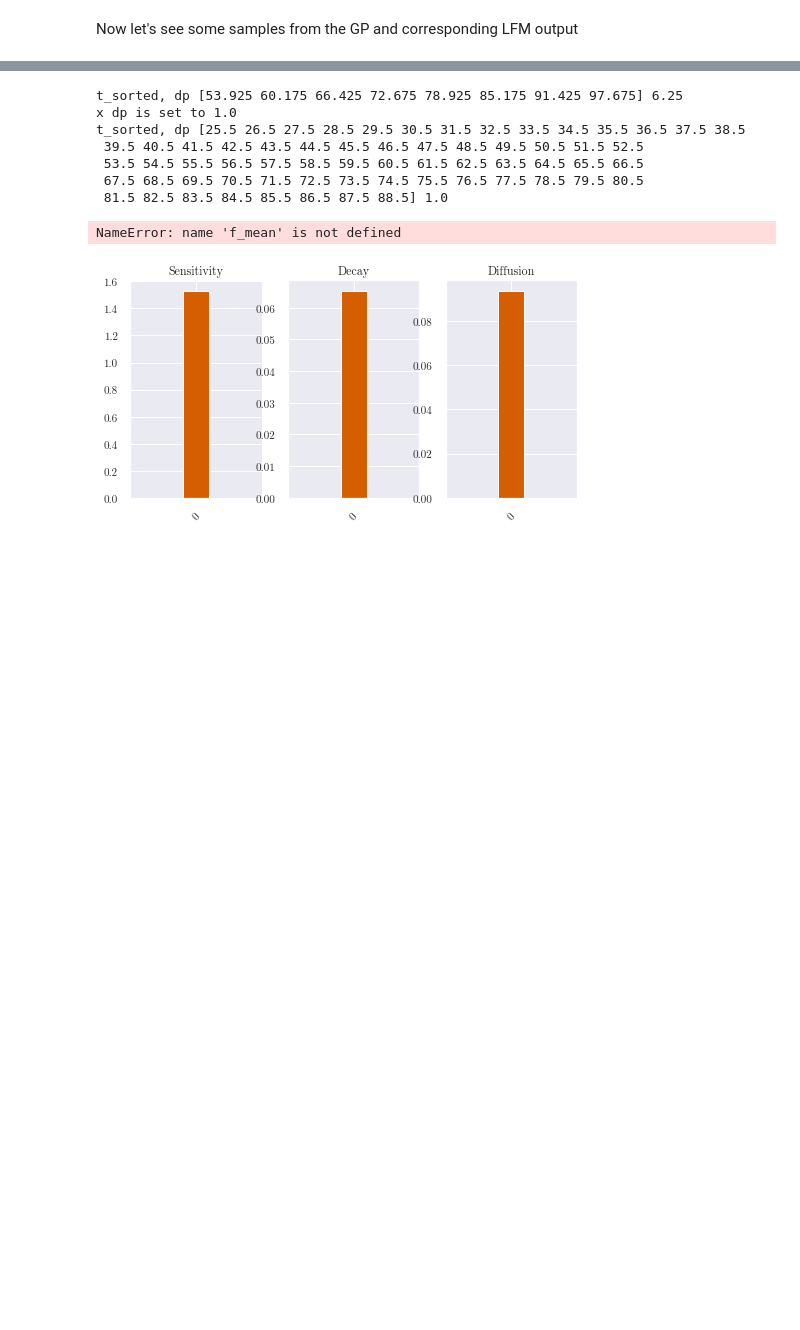
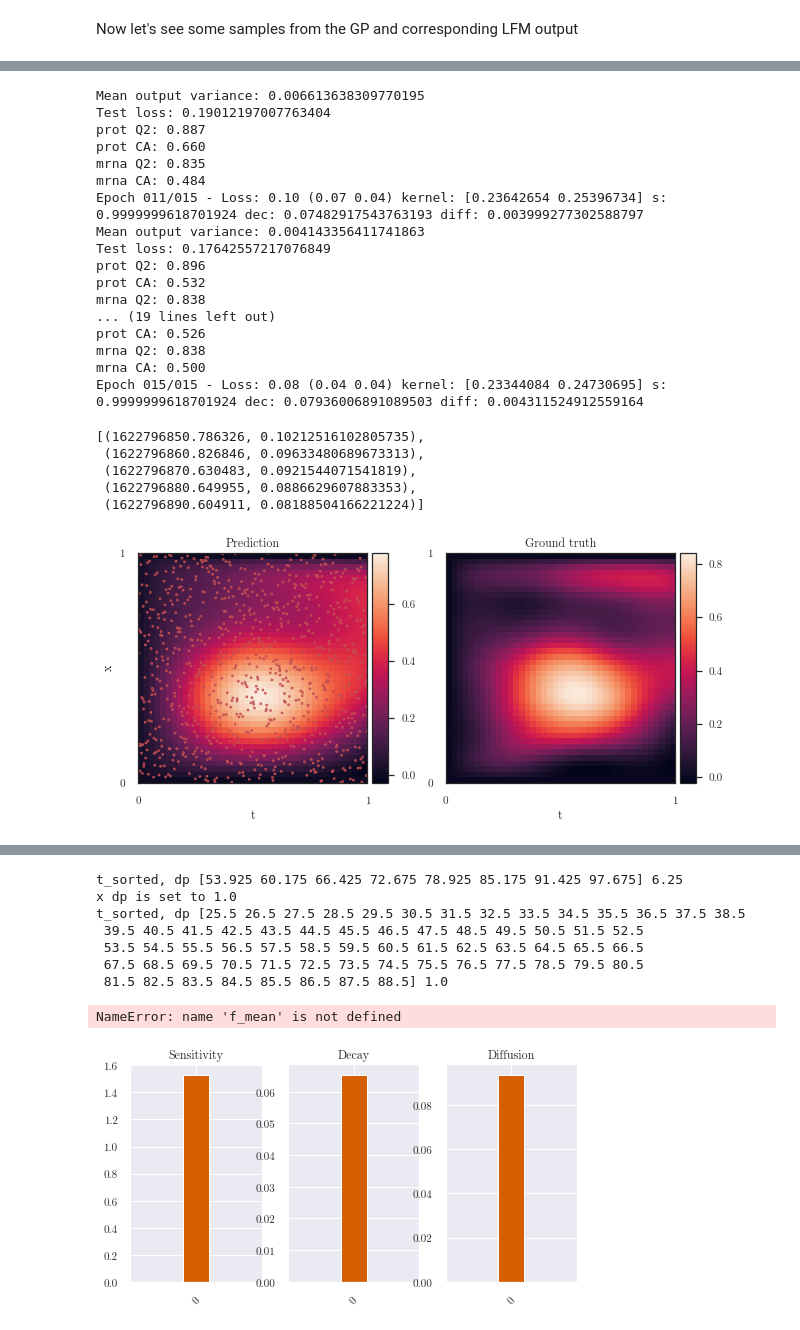
Before and after one commit to mossjacob/alfi, a Jupyter notebook: docs/notebooks/pde/pde.ipynb, the cells around one changed output, grey strips where cells are left out. Saved outputs shown, nothing was run; the diff lists cells and outputs as text; code cells hidden in the pictures; blank space fills up the shorter version.

```diff
--- a/docs/notebooks/pde/pde.ipynb
+++ b/docs/notebooks/pde/pde.ipynb
@@ -322,5 +329,29 @@ plt.plot(np.stack(times)[:, 1])
 # %%
 #print(hihi)
 
-trainer.train(2)
+trainer.train(5)
+# %% [output]
+Mean output variance: 0.006613638309770195
+Test loss: 0.19012197007763404
+prot Q2: 0.887
+prot CA: 0.660
+mrna Q2: 0.835
+mrna CA: 0.484
+Epoch 011/015 - Loss: 0.10 (0.07 0.04) kernel: [0.23642654 0.25396734] s: 0.9999999618701924 dec: 0.07482917543763193 diff: 0.003999277302588797
+Mean output variance: 0.004143356411741863
+Test loss: 0.17642557217076849
+prot Q2: 0.896
+prot CA: 0.532
+mrna Q2: 0.838
+... (19 lines left out)
+prot CA: 0.526
+mrna Q2: 0.838
+mrna CA: 0.500
+Epoch 015/015 - Loss: 0.08 (0.04 0.04) kernel: [0.23344084 0.24730695] s: 0.9999999618701924 dec: 0.07936006891089503 diff: 0.004311524912559164
+[(1622796850.786326, 0.10212516102805735),
+ (1622796860.826846, 0.09633480689673313),
+ (1622796870.630483, 0.0921544071541819),
+ (1622796880.649955, 0.0886629607883353),
+ (1622796890.604911, 0.08188504166221224)]
+[figure, added]
 # %%
```
Also changed, not shown: parts of 12 cells of this notebook, 1 other file.
